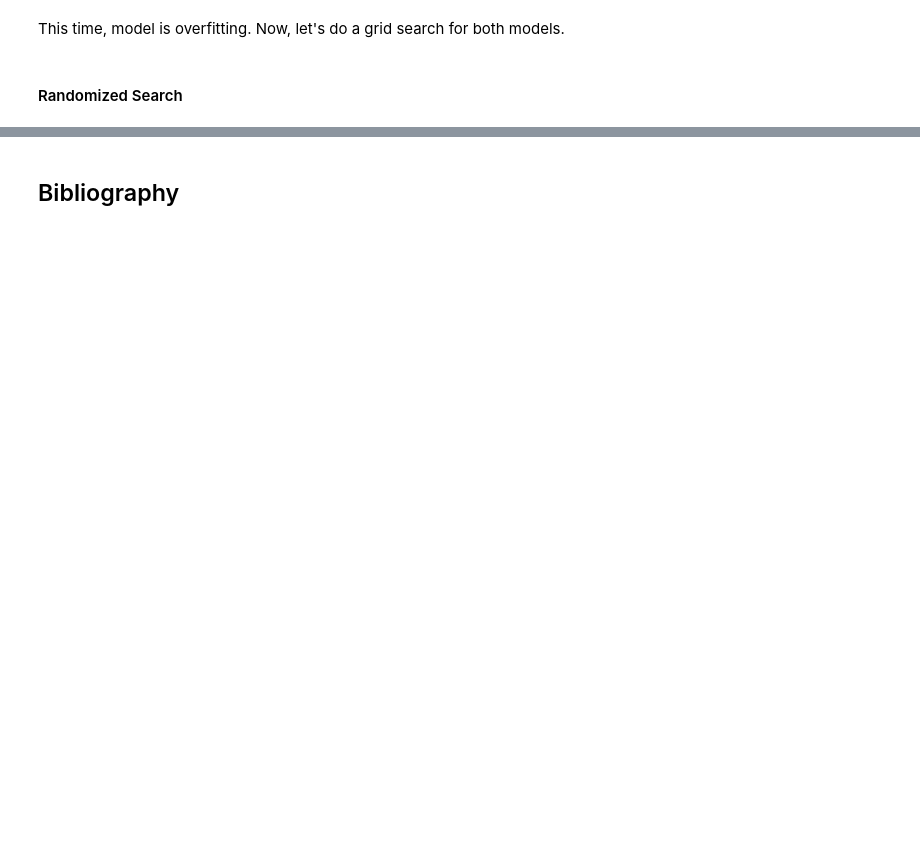
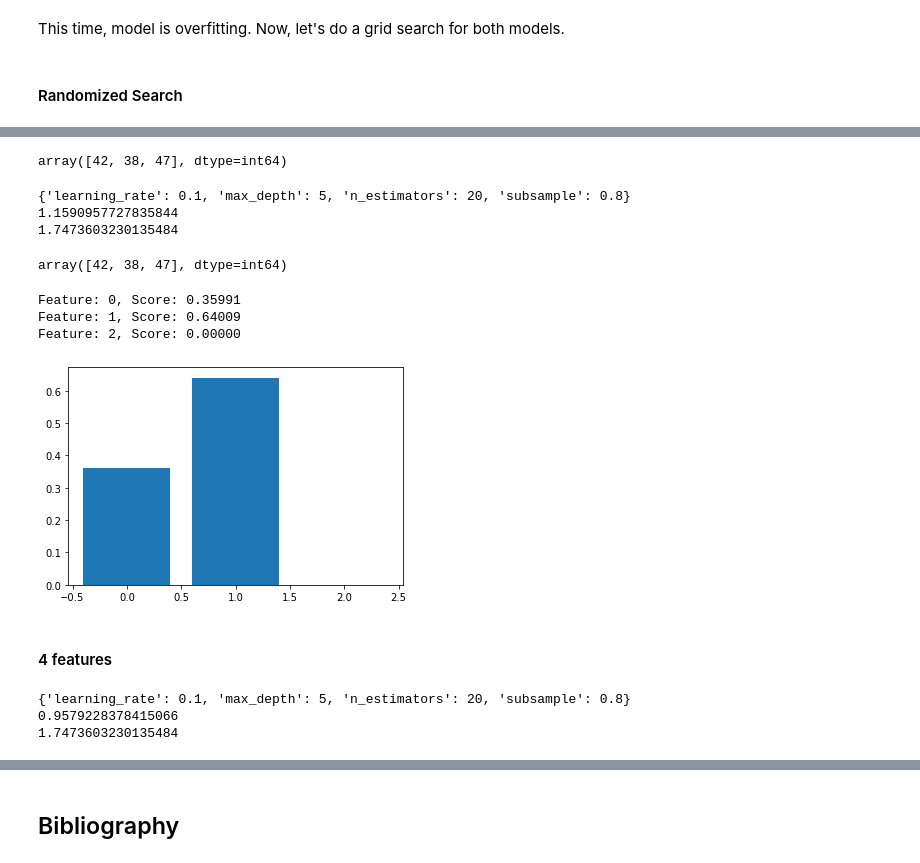
Before and after one commit to ArkadiuszSlowik/Possum-regression, a Jupyter notebook: possum_regression.ipynb, the cells around one changed output, grey strips where cells are left out. Saved outputs shown, nothing was run; the diff lists cells and outputs as text; code cells hidden in the pictures; blank space fills up the shorter version.

Commit message:
XGBRegressor fine-tuning
^

```diff
--- a/possum_regression.ipynb
+++ b/possum_regression.ipynb
@@ -733,0 +773,51 @@ print(rmse_cv)
+# %%
+gbr_features = np.argsort(gbr_importance)[-3:]
+
+distributions = { 'learning_rate':[0.1], # typowo 0.1 moze byc generalnie z przedzialu 0.05-0.2
+                  'n_estimators': randint(20,21), # typowo jest 40-70
+                  'max_depth': [5], # typowo jest 5-8
+                  'subsample': [0.8], # 0.8 is commonly used
+                }
+
+
+
+
+model = XGBRegressor()
+reg = RandomizedSearchCV(model, distributions, n_iter=2, random_state=42)
+
+reg.fit(X[:,gbr_features], y)
+
+predictions = reg.predict(X[:,gbr_features])
+train_mse = mean_squared_error(predictions, y)
+rmse_training = np.sqrt(train_mse)
+
+scores = cross_val_score(reg, train_set_new_ready, np.ravel(train_set_labels),
+                              scoring="neg_mean_squared_error", cv=4)
+
+rmse_cv = np.sqrt(-scores).mean()
+# %% [output]
+array([42, 38, 47], dtype=int64)
+# %%
+print(reg.best_params_)
+print(rmse_training)
+print(rmse_cv)
+# %% [output]
+{'learning_rate': 0.1, 'max_depth': 5, 'n_estimators': 20, 'subsample': 0.8}
+1.1590957727835844
+1.7473603230135484
+array([42, 38, 47], dtype=int64)
+# %%
+importance = reg.best_estimator_.feature_importances_
+
+for i,v in enumerate(importance):
+    print('Feature: %0d, Score: %.5f' % (i,v))
+
+plt.bar([x for x in range(len(importance))], importance)
+plt.show()
+# %% [output]
+Feature: 0, Score: 0.35991
+Feature: 1, Score: 0.64009
+Feature: 2, Score: 0.00000
+[figure, added]
+# %% [markdown]
+<h4> 4 features </h4>
@@ -733,0 +849,8 @@ print(rmse_cv)
+# %%
+print(reg.best_params_)
+print(rmse_training)
+print(rmse_cv)
+# %% [output]
+{'learning_rate': 0.1, 'max_depth': 5, 'n_estimators': 20, 'subsample': 0.8}
+0.9579228378415066
+1.7473603230135484
```
Also changed, not shown: parts of 19 cells of this notebook, 1 other file.
